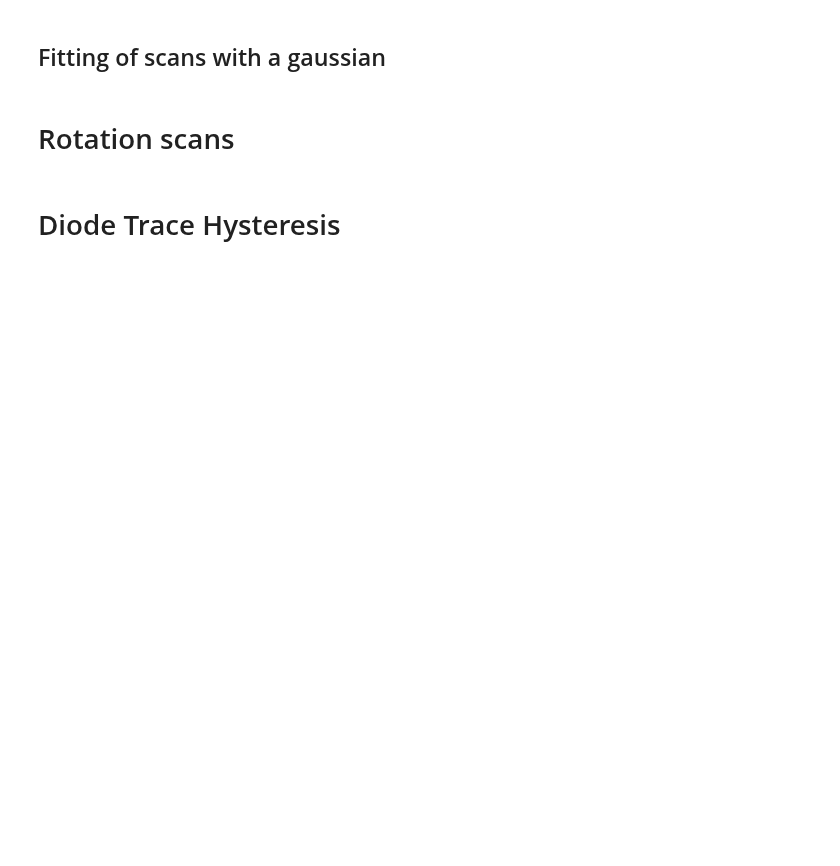
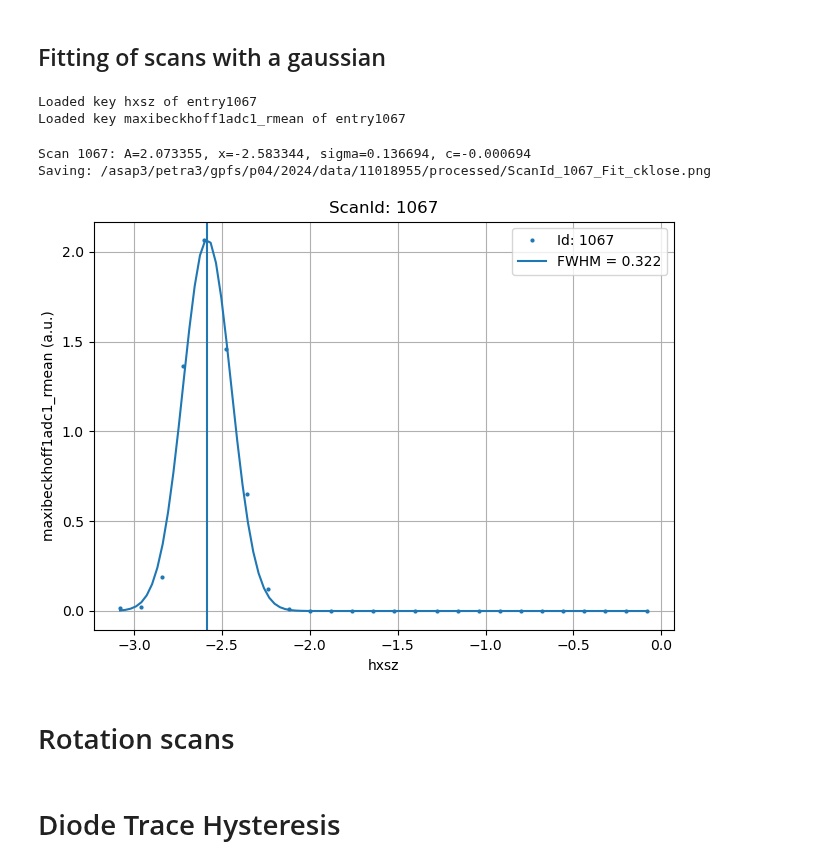
Before and after one commit to christopherklose/FTH-Phase_Retrieval, a Jupyter notebook: Diode_Scans.ipynb, the cells around one changed output. Cells and saved outputs as stored; diff of their text form; code cells hidden in the pictures; blank space fills up the shorter version.

```diff
--- a/Diode_Scans.ipynb
+++ b/Diode_Scans.ipynb
@@ -119,9 +125,9 @@ print("Output Folder: %s" % folder_general)
 # %%
 # Add scan numbers to combine in single plot
-scan_ids = [959]
+scan_ids = [1067]
 
 # keys from nxs files (if you are not sure, which you need, open nexus files from beamtime folder and navigate through keys `2310_P04_FGT/raw/FGT`)
-data_key_x = "sy" # "energy", "sx", "sy"
+data_key_x = "hxsz" # "energy", "sx", "sy"
 data_key_y = "maxibeckhoff1adc1_rmean"
 
 # Normalization of diode signal with I0, e.g., with petra current or gold mesh (needs to be inserted during scan)
@@ -187,10 +199,10 @@ plt.savefig(fname, dpi=300)
 ## Fitting of scans with a gaussian
 # %%
 # Add scan numbers to combine in single plot
-scan_ids = [173]
+scan_ids = [1067]
 
 # keys from nxs files (if you are not sure, which you need, open nexus files from beamtime folder and navigate through keys `2310_P04_FGT/raw/FGT`)
-data_key_x = "sy"
+data_key_x = "hxsz"
 data_key_y = "maxibeckhoff1adc1_rmean"
 
 # Normalization of diode signal with I0, e.g., with petra current or gold mesh (needs to be inserted during scan)
@@ -217,6 +229,9 @@ for scan_id in tqdm(scan_ids):
         norm.append(load_data(scan_id, data_key_norm))
     else:
         norm.append(np.ones(ydata[-1].shape))
+# %% [output]
+Loaded key hxsz of entry1067
+Loaded key maxibeckhoff1adc1_rmean of entry1067
 # %%
 # Format title and output file name
 if len(scan_ids) > 1:
@@ -251,7 +266,7 @@ for i, scan_id in enumerate(scan_ids):
     if fit is True:
         A0 = np.max(ydata[i] / norm[i])
         x0 = xdata[i][np.argmax(ydata[i])]
-        sigma0 = 0.01
+        sigma0 = 0.1
         c0 = 0  # np.min(ydata[i])
         popt, pcov = curve_fit(
             gaussian, xdata[i], y, p0=(A0, x0, sigma0, c0)
@@ -259,33 +274,37 @@ for i, scan_id in enumerate(scan_ids):
         # popt returns the best fit values for parameters of the given model (func)
         print("Scan %d: A=%02f, x=%02f, sigma=%02f, c=%02f"%(scan_id,popt[0],popt[1],popt[2],popt[3]))
         color = p[0].get_color()
         # plot fit
         x = np.linspace(xdata[i][0], xdata[i][-1], 100)
         ym = gaussian(x, popt[0], popt[1], popt[2], popt[3])
         ax.plot(
             x, ym, color=color, label="FWHM = %.3f" % (2 * np.sqrt(2 * np.log(2)) * popt[2])
         )
 
         # Add vline line
         ax.axvline(popt[1], 0, 10, color=color)
 
 # Plotting options
 ax.set_title(title)
 ax.set_xlabel(data_key_x)
 # ax.set_xlim([-0.01, 0.01])
 # ax.set_ylim([-0.015, 0.015])
 ax.grid()
 ax.legend()
 
 # Different label with and without normalization
 if normalization is True:
     ax.set_ylabel(data_key_y + " (normalized by %s)" % data_key_norm, fontsize=7)
 else:
     ax.set_ylabel(data_key_y + " (a.u.)")
 
 # Save plot
 print("Saving: %s" % fname)
 plt.savefig(fname)
+# %% [output]
+Scan 1067: A=2.073355, x=-2.583344, sigma=0.136694, c=-0.000694
+Saving: /asap3/petra3/gpfs/p04/2024/data/11018955/processed/ScanId_1067_Fit_cklose.png
+[figure, added]
 # %% [markdown]
 # Rotation scans
 # %%
```
Also changed, not shown: parts of 6 cells of this notebook, 2 other files.
